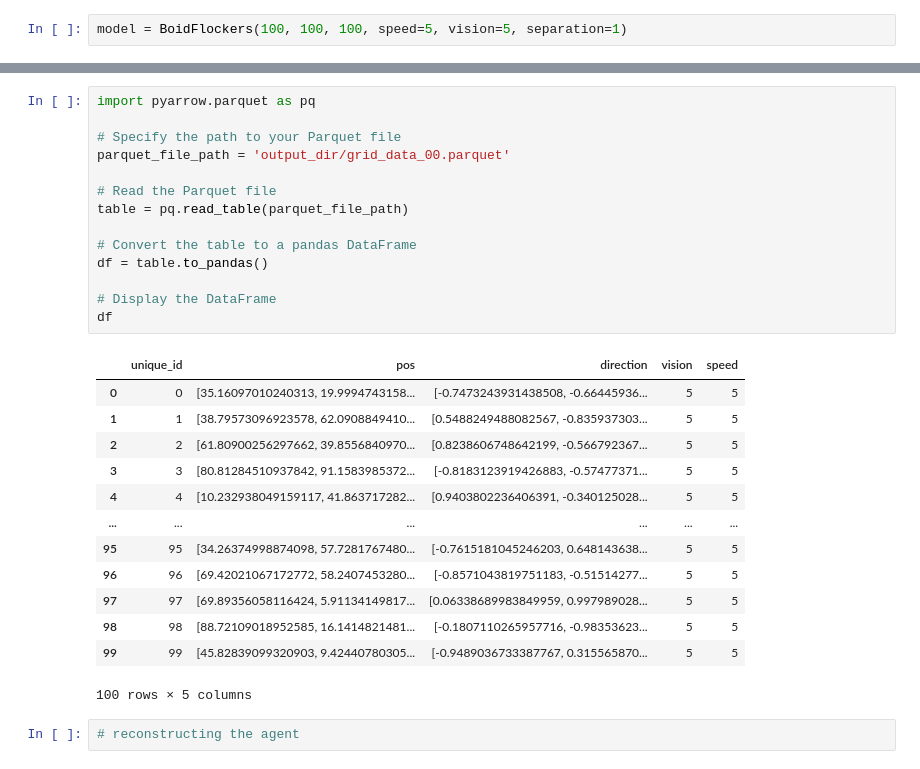
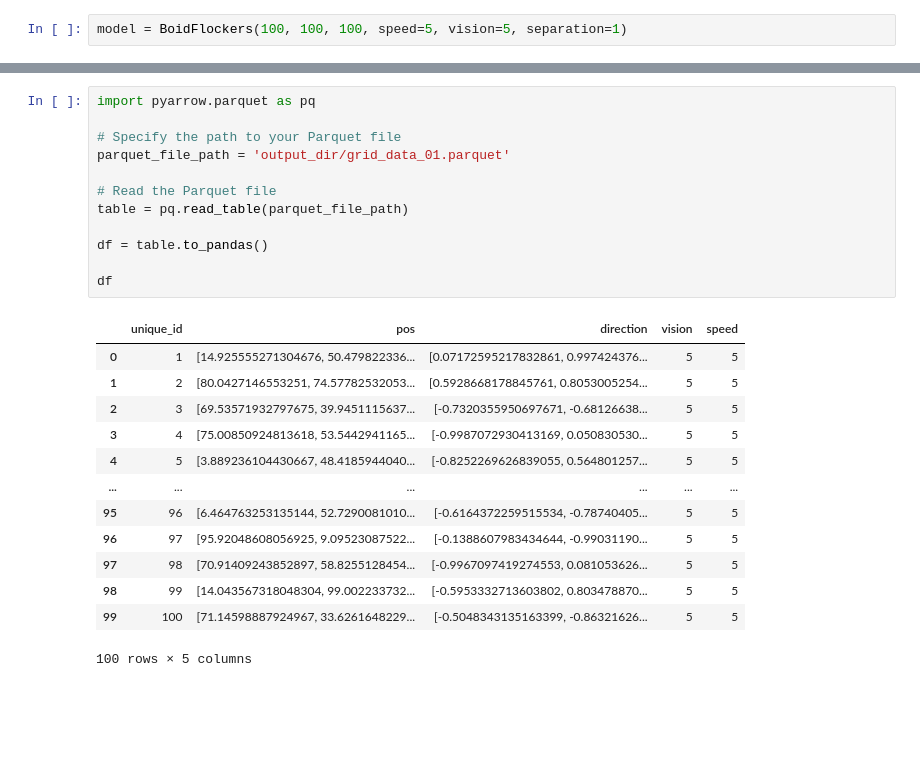
Before and after one commit to Chan-Dong-Jun/mesa-forked, a Jupyter notebook: mesa/Tutorial for new caching grid.ipynb, the cells around one changed output, grey strips where cells are left out. Saved outputs shown, nothing was run; the diff lists cells and outputs as text; blank space fills up the shorter version.

```diff
--- a/mesa/Tutorial for new caching grid.ipynb
+++ b/mesa/Tutorial for new caching grid.ipynb
@@ -338,30 +160,26 @@ output_dir/grid_data_00.parquet
 # %%
 import pyarrow.parquet as pq
 
 # Specify the path to your Parquet file
-parquet_file_path = 'output_dir/grid_data_00.parquet'
+parquet_file_path = 'output_dir/grid_data_01.parquet'
 
 # Read the Parquet file
 table = pq.read_table(parquet_file_path)
 
-# Convert the table to a pandas DataFrame
 df = table.to_pandas()
 
-# Display the DataFrame
 df
 # %% [output]
 |  | unique_id | pos | direction | vision | speed |
-| 0 | 0 | [35.16097010240313, 19.9994743158... | [-0.7473243931438508, -0.66445936... | 5 | 5 |
-| 1 | 1 | [38.79573096923578, 62.0908849410... | [0.5488249488082567, -0.835937303... | 5 | 5 |
-| 2 | 2 | [61.80900256297662, 39.8556840970... | [0.8238606748642199, -0.566792367... | 5 | 5 |
-| 3 | 3 | [80.81284510937842, 91.1583985372... | [-0.8183123919426883, -0.57477371... | 5 | 5 |
-| 4 | 4 | [10.232938049159117, 41.863717282... | [0.9403802236406391, -0.340125028... | 5 | 5 |
+| 0 | 1 | [14.925555271304676, 50.479822336... | [0.07172595217832861, 0.997424376... | 5 | 5 |
+| 1 | 2 | [80.0427146553251, 74.57782532053... | [0.5928668178845761, 0.8053005254... | 5 | 5 |
+| 2 | 3 | [69.53571932797675, 39.9451115637... | [-0.7320355950697671, -0.68126638... | 5 | 5 |
+| 3 | 4 | [75.00850924813618, 53.5442941165... | [-0.9987072930413169, 0.050830530... | 5 | 5 |
+| 4 | 5 | [3.889236104430667, 48.4185944040... | [-0.8252269626839055, 0.564801257... | 5 | 5 |
 | ... | ... | ... | ... | ... | ... |
-| 95 | 95 | [34.26374998874098, 57.7281767480... | [-0.7615181045246203, 0.648143638... | 5 | 5 |
-| 96 | 96 | [69.42021067172772, 58.2407453280... | [-0.8571043819751183, -0.51514277... | 5 | 5 |
-| 97 | 97 | [69.89356058116424, 5.91134149817... | [0.06338689983849959, 0.997989028... | 5 | 5 |
-| 98 | 98 | [88.72109018952585, 16.1414821481... | [-0.1807110265957716, -0.98353623... | 5 | 5 |
-| 99 | 99 | [45.82839099320903, 9.42440780305... | [-0.9489036733387767, 0.315565870... | 5 | 5 |
+| 95 | 96 | [6.464763253135144, 52.7290081010... | [-0.6164372259515534, -0.78740405... | 5 | 5 |
+| 96 | 97 | [95.92048608056925, 9.09523087522... | [-0.1388607983434644, -0.99031190... | 5 | 5 |
+| 97 | 98 | [70.91409243852897, 58.8255128454... | [-0.9967097419274553, 0.081053626... | 5 | 5 |
+| 98 | 99 | [14.043567318048304, 99.002233732... | [-0.5953332713603802, 0.803478870... | 5 | 5 |
+| 99 | 100 | [71.14598887924967, 33.6261648229... | [-0.5048343135163399, -0.86321626... | 5 | 5 |
 100 rows × 5 columns
-# %%
-# reconstructing the agent
```
Also changed, not shown: parts of 30 cells of this notebook, 1 other file.
